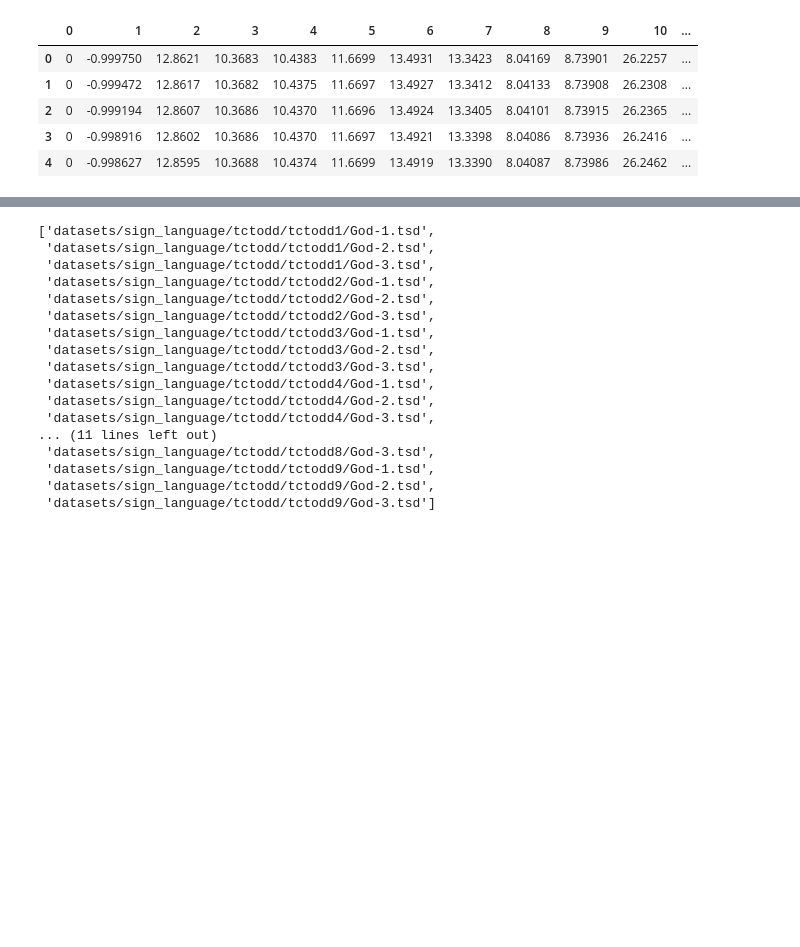
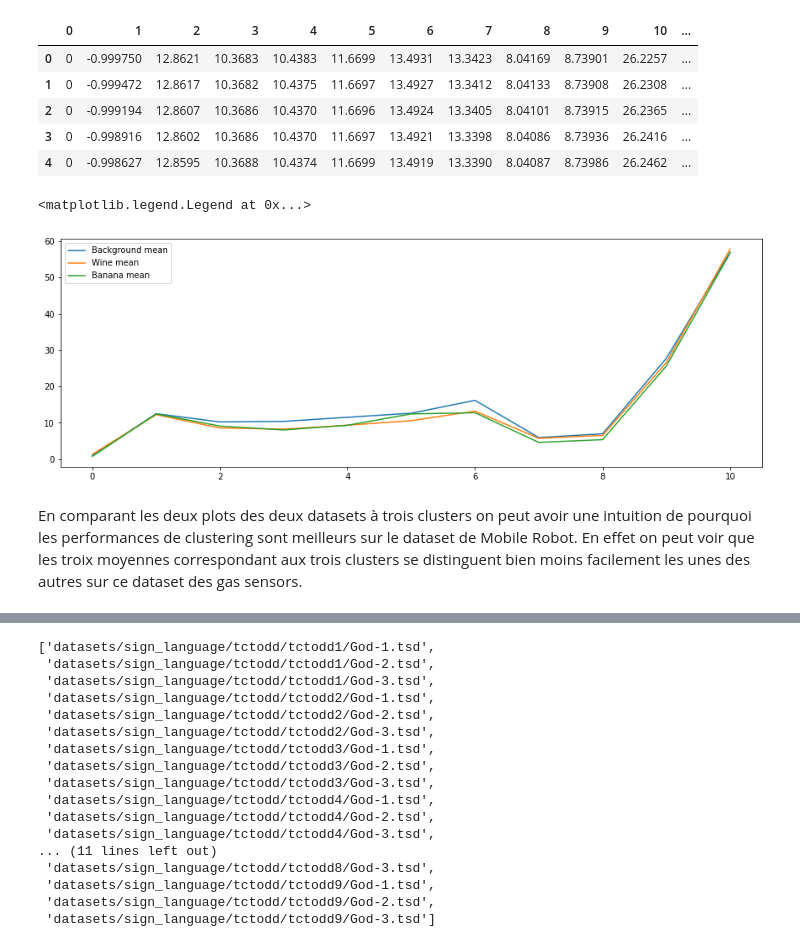
Before and after one commit to khaledlarbi/MVA_ML_for_TS, a Jupyter notebook: Datasets.ipynb, the cells around one changed output, grey strips where cells are left out. Drawn from its saved outputs; the diff is of its cells as text; code cells hidden in the pictures; blank space fills up the shorter version.

```diff
--- a/Datasets.ipynb
+++ b/Datasets.ipynb
@@ -323,6 +283,33 @@ for i in range(ids.shape[0]):
     data_id = data_id.drop(columns=[0])
     data_id = data_id[data_id[1] >= 0]
     data_gas.append(data_id.to_numpy())
+# %%
+data_back = list()
+for i in np.where(labels==0)[0]:
+    data_back.append(data_gas[i])
+mean_back = np.mean(data_back[0][:], axis=0).T
+
+data_wine = list()
+for i in np.where(labels==1)[0]:
+    data_wine.append(data_gas[i])
+mean_wine = np.mean(data_wine[0][:], axis=0).T
+
+data_banana = list()
+for i in np.where(labels==2)[0]:
+    data_banana.append(data_gas[i])
+mean_banana = np.mean(data_banana[0][:], axis=0).T
+
+
+ax = plt.figure(figsize =(15,5))
+plt.plot(np.mean(data_back[0][:], axis=0).T, label='Background mean')
+plt.plot(np.mean(data_wine[0][:], axis=0).T, label='Wine mean')
+plt.plot(np.mean(data_banana[0][:], axis=0).T, label='Banana mean')
+plt.legend()
+# %% [output]
+<matplotlib.legend.Legend at 0x...>
+[figure, added]
+# %% [markdown]
+En comparant les deux plots des deux datasets à trois clusters on peut avoir une intuition de pourquoi les performances de clustering sont meilleurs sur le dataset de Mobile Robot. En effet on peut voir que les troix moyennes correspondant aux trois clusters se distinguent bien moins facilement les unes des autres sur ce dataset des gas sensors.
 # %% [markdown]
 ## Sign language
 
```
Also changed, not shown: parts of 17 cells of this notebook.
